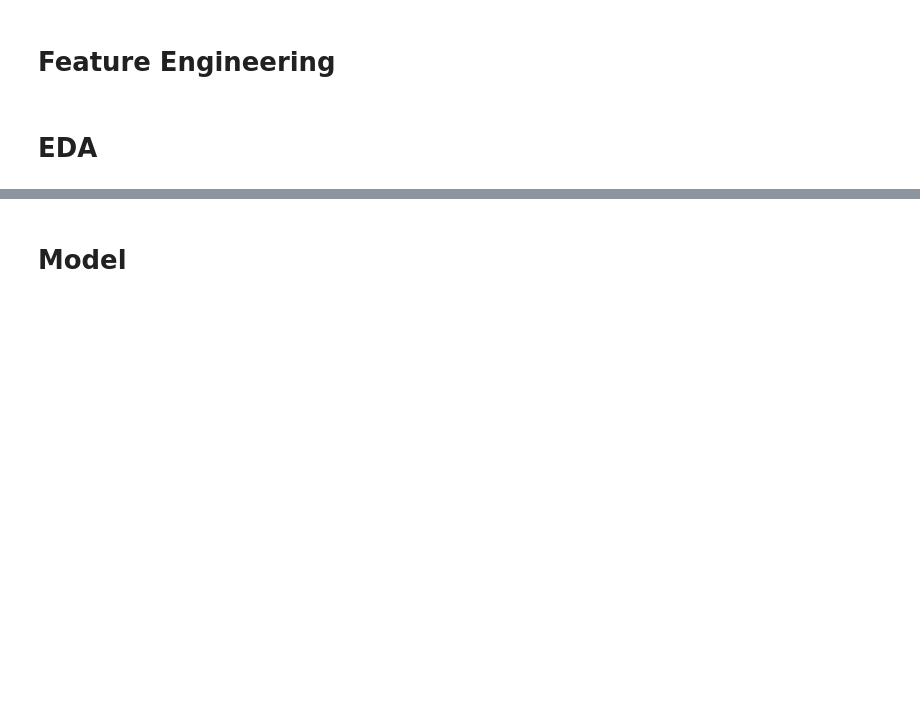
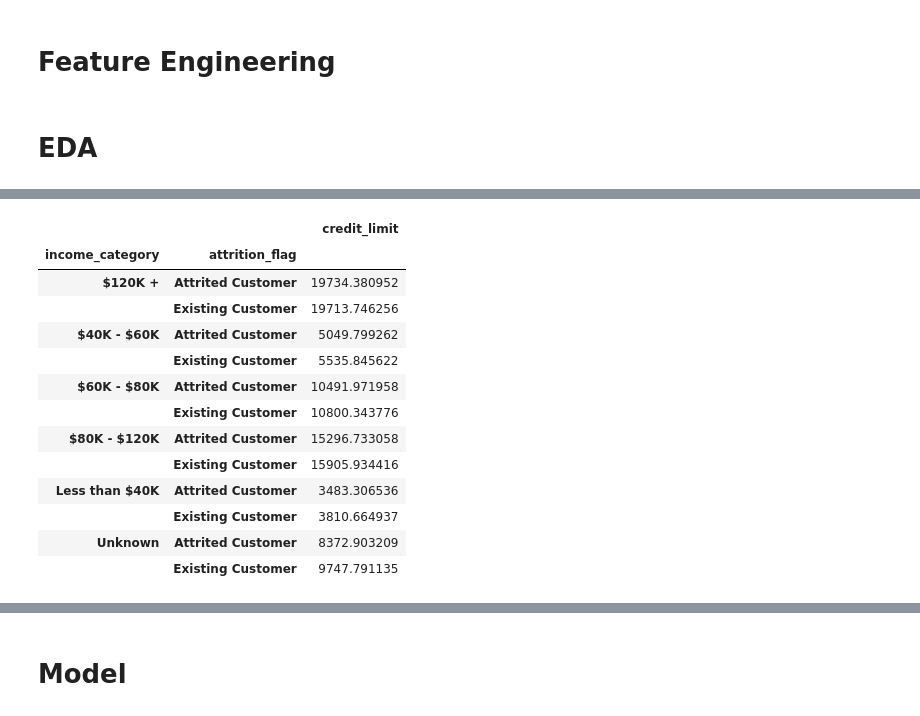
Before and after one commit to leonardoccarv/ChurnBankDetection, a Jupyter notebook: ChurnBankDetection.ipynb, the cells around one changed output, grey strips where cells are left out. Cells and saved outputs as stored; diff of their text form; code cells hidden in the pictures; blank space fills up the shorter version.

```diff
--- a/ChurnBankDetection.ipynb
+++ b/ChurnBankDetection.ipynb
@@ -145,0 +161,17 @@ plt.ylim(0,40000);
+# %%
+ df.groupby(['income_category','attrition_flag']).agg({'credit_limit' : 'mean'})
+# %% [output]
+|  |  | credit_limit |
+| income_category | attrition_flag |  |
+| $120K + | Attrited Customer | 19734.380952 |
+|  | Existing Customer | 19713.746256 |
+| $40K - $60K | Attrited Customer | 5049.799262 |
+|  | Existing Customer | 5535.845622 |
+| $60K - $80K | Attrited Customer | 10491.971958 |
+|  | Existing Customer | 10800.343776 |
+| $80K - $120K | Attrited Customer | 15296.733058 |
+|  | Existing Customer | 15905.934416 |
+| Less than $40K | Attrited Customer | 3483.306536 |
+|  | Existing Customer | 3810.664937 |
+| Unknown | Attrited Customer | 8372.903209 |
+|  | Existing Customer | 9747.791135 |
```
Also changed, not shown: parts of 9 cells of this notebook.
